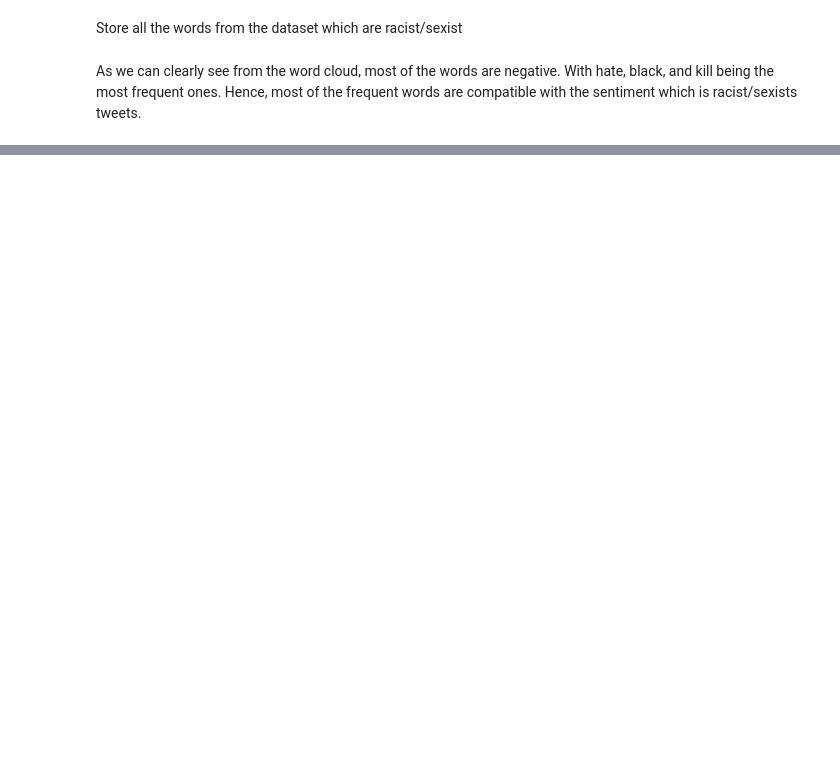
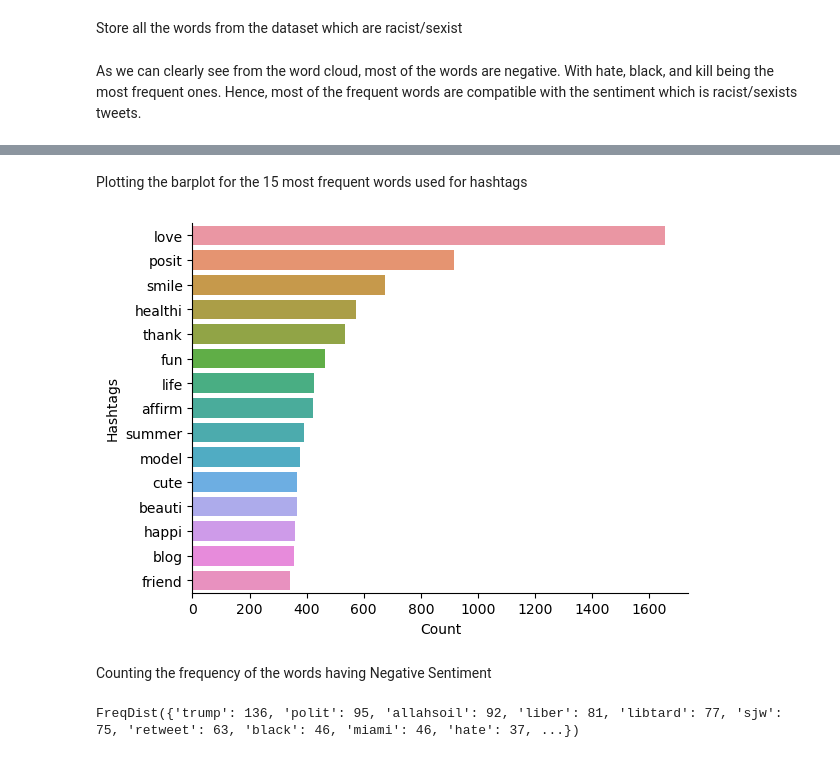
Before and after one commit to TedMwai/Text-Sentiment-Analysis, a Jupyter notebook: TwitterAnalysis.ipynb, the cells around one changed output, grey strips where cells are left out. Cells and saved outputs as stored; diff of their text form; code cells hidden in the pictures; blank space fills up the shorter version.

Commit message:
visualisation of cleaned tweets

```diff
--- a/TwitterAnalysis.ipynb
+++ b/TwitterAnalysis.ipynb
@@ -209,0 +224,3 @@ plt.show()
+# %%
+ht_positive = Hashtags_extract(combine['Tidy_Tweets'][combine['label']==0])
+ht_positive
@@ -209,0 +247,2 @@ plt.show()
+# %%
+ht_positive_unnest = sum(ht_positive,[])
@@ -209,0 +277,5 @@ plt.show()
+# %%
+#Counting the frequency of the words having Positive Sentiment
+word_freq_positive = nltk.FreqDist(ht_positive_unnest)
+
+word_freq_positive
@@ -209,0 +286,5 @@ plt.show()
+# %%
+#Creating a dataframe for the most frequently used words in hashtags
+df_positive = pd.DataFrame({'Hashtags':list(word_freq_positive.keys()),'Count':list(word_freq_positive.values())})
+
+df_positive.head(10)
@@ -209,0 +303,17 @@ plt.show()
+# %% [markdown]
+Plotting the barplot for the 15 most frequent words used for hashtags
+# %%
+df_positive_plot = df_positive.nlargest(15,columns='Count')
+
+sns.barplot(data=df_positive_plot,y='Hashtags',x='Count')
+sns.despine()
+# %% [output]
+[figure, added]
+# %% [markdown]
+Counting the frequency of the words having Negative Sentiment
+# %%
+word_freq_negative = nltk.FreqDist(ht_negative_unnest)
+
+word_freq_negative
+# %% [output]
+FreqDist({'trump': 136, 'polit': 95, 'allahsoil': 92, 'liber': 81, 'libtard': 77, 'sjw': 75, 'retweet': 63, 'black': 46, 'miami': 46, 'hate': 37, ...})
```
Also changed, not shown: parts of 17 cells of this notebook.
